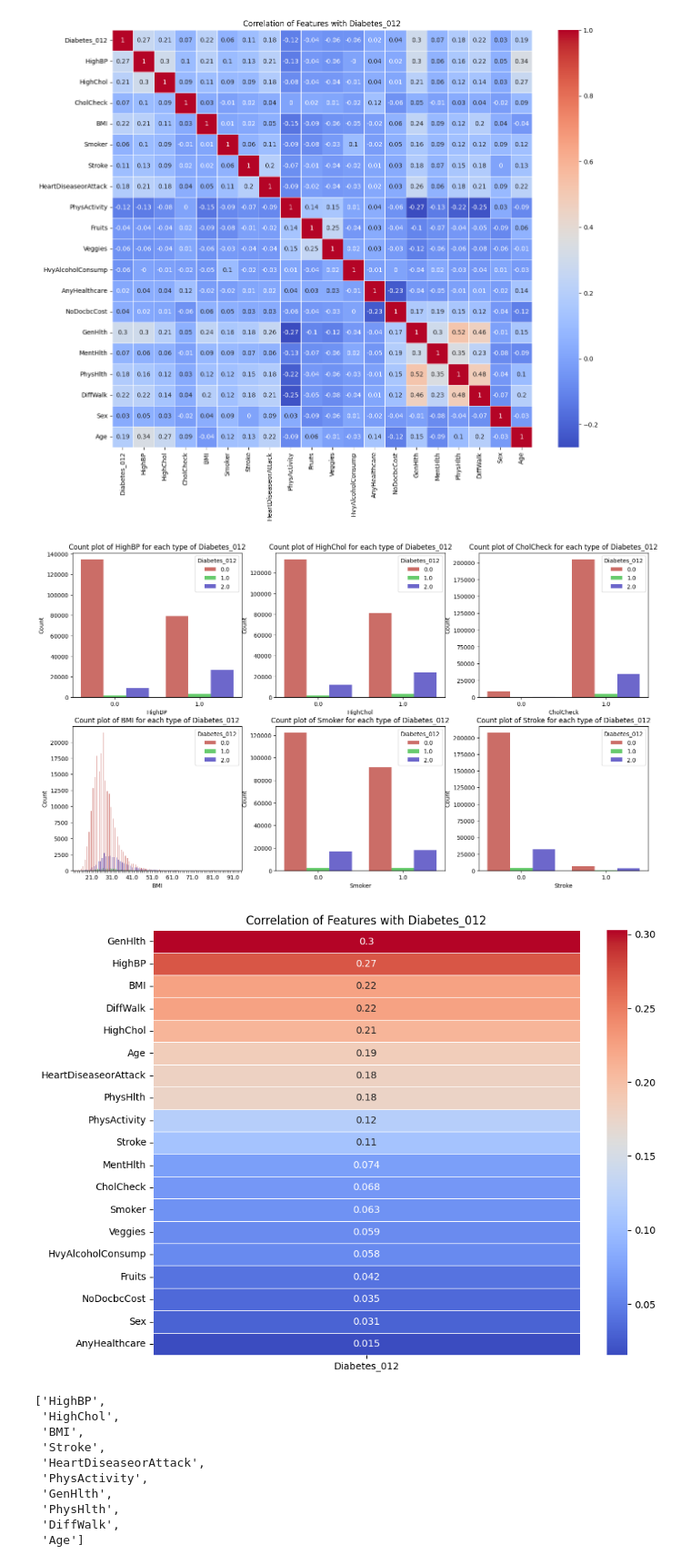
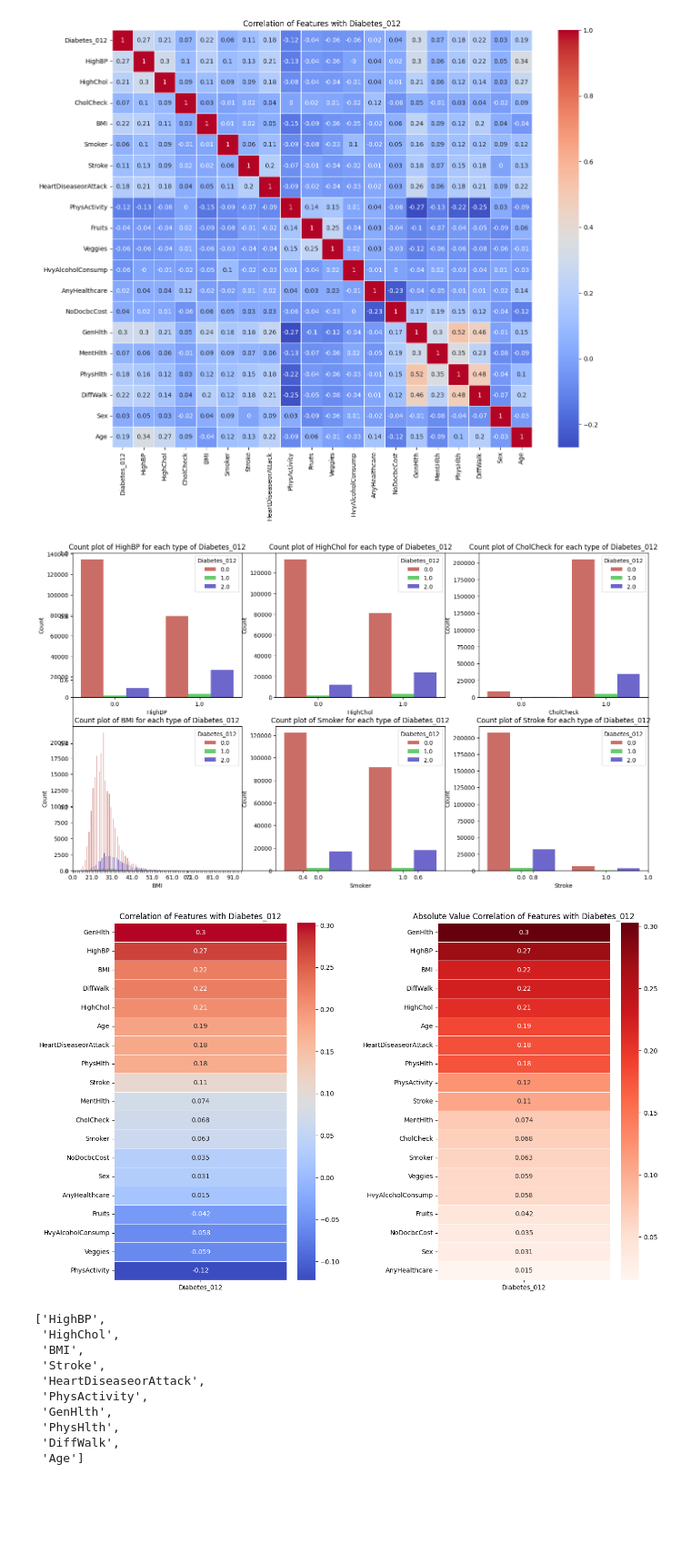
Before and after one commit to horse-3903/aws-wep-group-12, a Jupyter notebook: src/final.ipynb, the cells around one changed output. Shown at 91% size. Drawn from its saved outputs; the diff is of its cells as text; code cells hidden in the pictures; blank space fills up the shorter version.

```diff
--- a/src/final.ipynb
+++ b/src/final.ipynb
@@ -174,7 +174,7 @@ import seaborn.objects as so
 top_features = corr.drop(labels=["Diabetes_012"], axis=0).head(6).index
 
 # Plot scatterplots for the top 6 features
-plt.figure(figsize=(18, 10))
+plt.subplots(figsize=(18, 10))
 
 for i, feature in enumerate(top_features, 1):
     plt.subplot(2, 3, i)
@@ -191,18 +191,26 @@ for i, feature in enumerate(top_features, 1):
 plt.savefig('../visualisations/top_features_count.png')
 plt.show()
 # %% [output]
-[figure, old version]
+[figure, new version]
 # %%
 # Correlation of Features with Diabetes_012
+
+fig, (ax1, ax2) = plt.subplots(1,2,figsize=(15, 10))
+
+clean_corr = corr[['Diabetes_012']].drop(labels=["Diabetes_012"], axis=0).sort_values(by='Diabetes_012', ascending=False)
+sns.heatmap(clean_corr, annot=True, cmap='coolwarm', linewidths=0.5,ax=ax1)
+ax1.set_title('Correlation of Features with Diabetes_012')
+
 clean_corr = corr[['Diabetes_012']].drop(labels=["Diabetes_012"], axis=0).map(lambda x: abs(x)).sort_values(by='Diabetes_012', ascending=False)
+sns.heatmap(clean_corr, annot=True, cmap='Reds', linewidths=0.5, ax=ax2)
+ax2.set_title('Absolute Value Correlation of Features with Diabetes_012')
 
-plt.figure(figsize=(10, 8))
-sns.heatmap(clean_corr, annot=True, cmap='coolwarm', linewidths=0.5)
-plt.title('Correlation of Features with Diabetes_012')
+plt.subplots_adjust(wspace=0.5,hspace=0.8)
+
 plt.savefig('../visualisations/correlation_with_diabetes.png')
 plt.show()
 # %% [output]
-[figure, old version]
+[figure, new version]
 # %%
 # Get most related columns
 clean_df = corr[['Diabetes_012']].drop(labels=["Diabetes_012"], axis=0)
```
Also changed, not shown: parts of 10 cells of this notebook, 35 other files.
